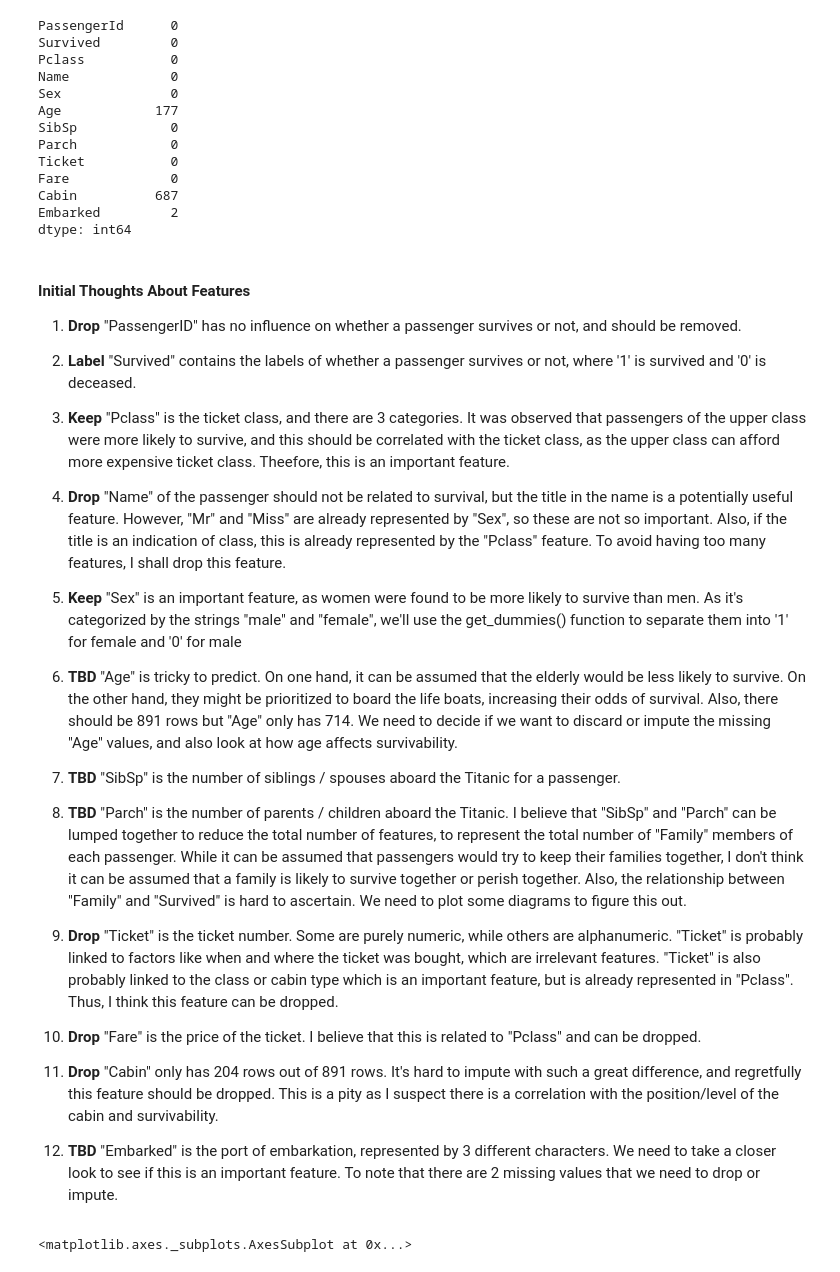
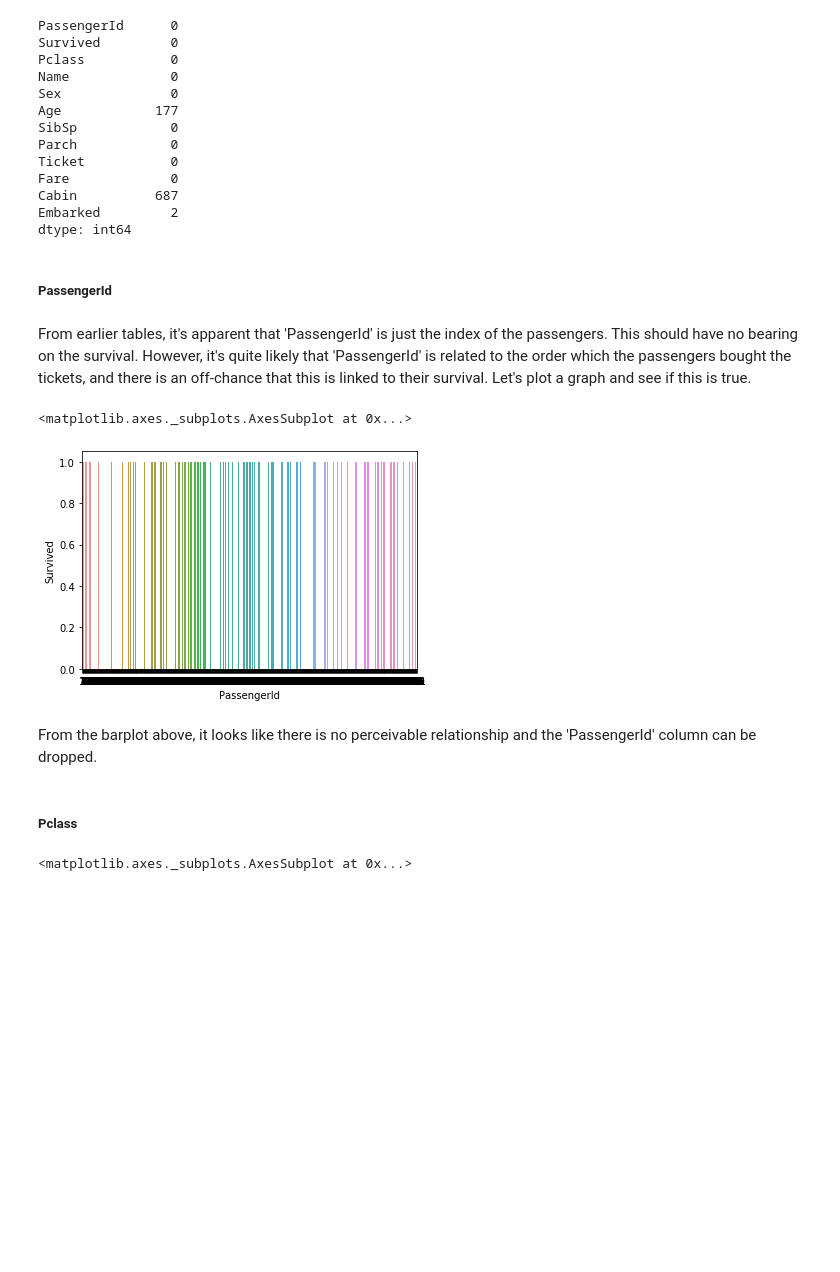
Before and after one commit to leeping-ng/ML-references, a Jupyter notebook: Titanic- Machine Learning from Disaster.ipynb, the cells around one changed output. Saved outputs shown, nothing was run; the diff lists cells and outputs as text; code cells hidden in the pictures; blank space fills up the shorter version.

```diff
--- a/Titanic- Machine Learning from Disaster.ipynb
+++ b/Titanic- Machine Learning from Disaster.ipynb
@@ -109,32 +109,20 @@ Fare             0
 Cabin          687
 Embarked         2
 dtype: int64
-# %% [markdown]
-#### Initial Thoughts About Features
-
-1. **Drop** "PassengerID" has no influence on whether a passenger survives or not, and should be removed.
-
-2. **Label** "Survived" contains the labels of whether a passenger survives or not, where '1' is survived and '0' is deceased.
-
-3. **Keep** "Pclass" is the ticket class, and there are 3 categories. It was observed that passengers of the upper class were more likely to survive, and this should be correlated with the ticket class, as the upper class can afford more expensive ticket class. Theefore, this is an important feature.
-
-4. **Drop** "Name" of the passenger should not be related to survival, but the title in the name is a potentially useful feature. However, "Mr" and "Miss" are already represented by "Sex", so these are not so important. Also, if the title is an indication of class, this is already represented by the "Pclass" feature. To avoid having too many features, I shall drop this feature.
-
-5. **Keep** "Sex" is an important feature, as women were found to be more likely to survive than men. As it's categorized by the strings "male" and "female", we'll use the get_dummies() function to separate them into '1' for female and '0' for male
-
-6. **TBD** "Age" is tricky to predict. On one hand, it can be assumed that the elderly would be less likely to survive. On the other hand, they might be prioritized to board the life boats, increasing their odds of survival. Also, there should be 891 rows but "Age" only has 714. We need to decide if we want to discard or impute the missing "Age" values, and also look at how age affects survivability.
-
-7. **TBD** "SibSp" is the number of siblings / spouses aboard the Titanic for a passenger.
-
-8. **TBD** "Parch" is the number of parents / children aboard the Titanic. I believe that "SibSp" and "Parch" can be lumped together to reduce the total number of features, to represent the total number of "Family" members of each passenger. While it can be assumed that passengers would try to keep their families together, I don't think it can be assumed that a family is likely to survive together or perish together. Also, the relationship between "Family" and "Survived" is hard to ascertain. We need to plot some diagrams to figure this out.
-
-9. **Drop** "Ticket" is the ticket number. Some are purely numeric, while others are alphanumeric. "Ticket" is probably linked to factors like when and where the ticket was bought, which are irrelevant features. "Ticket" is also probably linked to the class or cabin type which is an important feature, but is already represented in "Pclass". Thus, I think this feature can be dropped.
-
-10. **Drop** "Fare" is the price of the ticket. I believe that this is related to "Pclass" and can be dropped.
-
-11. **Drop** "Cabin" only has 204 rows out of 891 rows. It's hard to impute with such a great difference, and regretfully this feature should be dropped. This is a pity as I suspect there is a correlation with the position/level of the cabin and survivability.
-
-12. **TBD** "Embarked" is the port of embarkation, represented by 3 different characters. We need to take a closer look to see if this is an important feature. To note that there are 2 missing values that we need to drop or impute.
+# %% [markdown]
+##### PassengerId
+# %% [markdown]
+From earlier tables, it's apparent that 'PassengerId' is just the index of the passengers. This should have no bearing on the survival. However, it's quite likely that 'PassengerId' is related to the order which the passengers bought the tickets, and there is an off-chance that this is linked to their survival. Let's plot a graph and see if this is true.
+# %%
+# Examine relationship between 'PassengerID' and 'Survived'
+sns.barplot(x='PassengerId',y='Survived', data=df_train, ci=None)
+# %% [output]
+<matplotlib.axes._subplots.AxesSubplot at 0x...>
+[figure, added]
+# %% [markdown]
+From the barplot above, it looks like there is no perceivable relationship and the 'PassengerId' column can be dropped.
+# %% [markdown]
+##### Pclass
 # %%
 # Examine relationship between 'Pclass' and 'Survived'
 sns.barplot(x='Pclass',y='Survived', data=df_train, ci=None)
```
Also changed, not shown: parts of 31 cells of this notebook.
